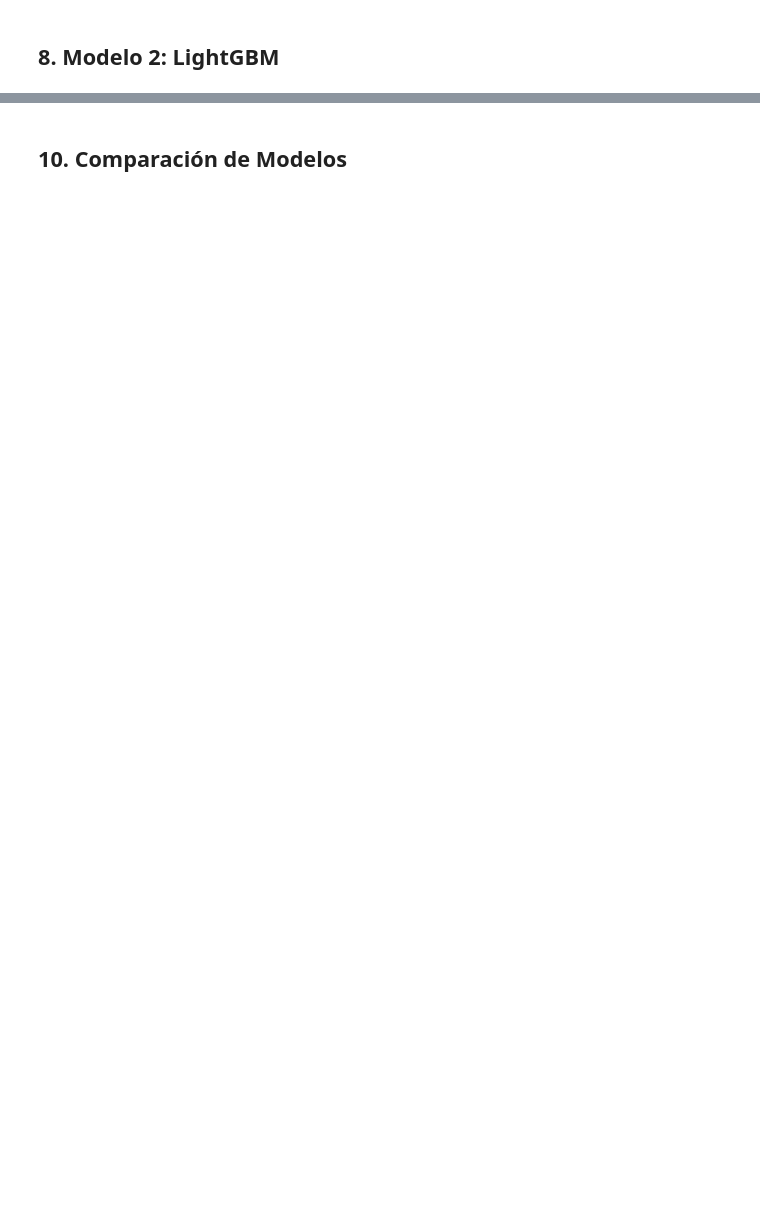
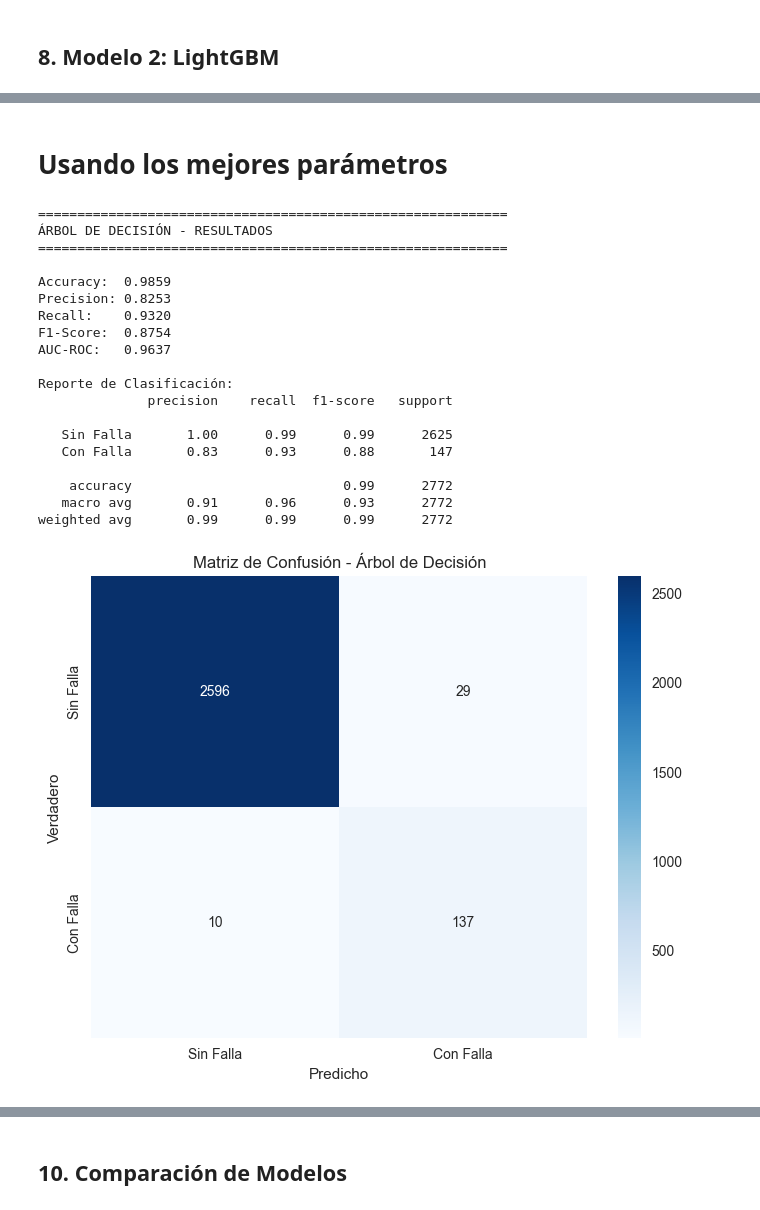
Before and after one commit to carlosrosan/palantir_webapp, a Jupyter notebook: Ingelearn_curso_mtto_predictivo/02_modelos_clasificacion.ipynb, the cells around one changed output, grey strips where cells are left out. Drawn from its saved outputs; the diff is of its cells as text; code cells hidden in the pictures; blank space fills up the shorter version.

```diff
--- a/Ingelearn_curso_mtto_predictivo/02_modelos_clasificacion.ipynb
+++ b/Ingelearn_curso_mtto_predictivo/02_modelos_clasificacion.ipynb
@@ -414 +511,74 @@ weighted avg       0.99      0.98      0.98      1460
+# %% [markdown]
+# Usando los mejores parámetros
+# %%
+classWeight = compute_class_weight(None, classes=np.unique(y_train), y=y_train)
+classWeight = dict(zip(np.unique(y), classWeight.flatten()))
+
+
+if 'X_train' in locals():
+    # Crear y entrenar árbol de decisión
+    dt_model = DecisionTreeClassifier(
+        max_depth=5,
+        min_samples_split=2,
+        min_samples_leaf=2,
+        class_weight=classWeight,  # Manejo de datos desbalanceados
+        random_state=42
+    )
+
+    dt_model.fit(X_train_scaled, y_train)
+
+    # Predicciones
+    y_pred_dt = dt_model.predict(X_test_scaled)
+    y_pred_proba_dt = dt_model.predict_proba(X_test_scaled)[:, 1]
+
+    # Métricas
+    print("="*60)
+    print("ÁRBOL DE DECISIÓN - RESULTADOS")
+    print("="*60)
+    print(f"\nAccuracy:  {accuracy_score(y_test, y_pred_dt):.4f}")
+    print(f"Precision: {precision_score(y_test, y_pred_dt, zero_division=0):.4f}")
+    print(f"Recall:    {recall_score(y_test, y_pred_dt, zero_division=0):.4f}")
+    print(f"F1-Score:  {f1_score(y_test, y_pred_dt, zero_division=0):.4f}")
+
+    if len(np.unique(y_test)) > 1:
+        print(f"AUC-ROC:   {roc_auc_score(y_test, y_pred_proba_dt):.4f}")
+
+    print("\nReporte de Clasificación:")
+    print(classification_report(y_test, y_pred_dt,
+                                target_names=['Sin Falla', 'Con Falla'],
+                                zero_division=0))
+
+    # Matriz de confusión
+    cm_dt = confusion_matrix(y_test, y_pred_dt)
+    plt.figure(figsize=(8, 6))
+    sns.heatmap(cm_dt, annot=True, fmt='d', cmap='Blues',
+                xticklabels=['Sin Falla', 'Con Falla'],
+                yticklabels=['Sin Falla', 'Con Falla'])
+    plt.title('Matriz de Confusión - Árbol de Decisión')
+    plt.ylabel('Verdadero')
+    plt.xlabel('Predicho')
+    plt.show()
+else:
+    print("No hay datos de entrenamiento")
+# %% [output]
+============================================================
+ÁRBOL DE DECISIÓN - RESULTADOS
+============================================================
+
+Accuracy:  0.9859
+Precision: 0.8253
+Recall:    0.9320
+F1-Score:  0.8754
+AUC-ROC:   0.9637
+
+Reporte de Clasificación:
+              precision    recall  f1-score   support
+
+   Sin Falla       1.00      0.99      0.99      2625
+   Con Falla       0.83      0.93      0.88       147
+
+    accuracy                           0.99      2772
+   macro avg       0.91      0.96      0.93      2772
+weighted avg       0.99      0.99      0.99      2772
+[figure, added]
 # %%
```
Also changed, not shown: parts of 18 cells of this notebook, 8 other files.
